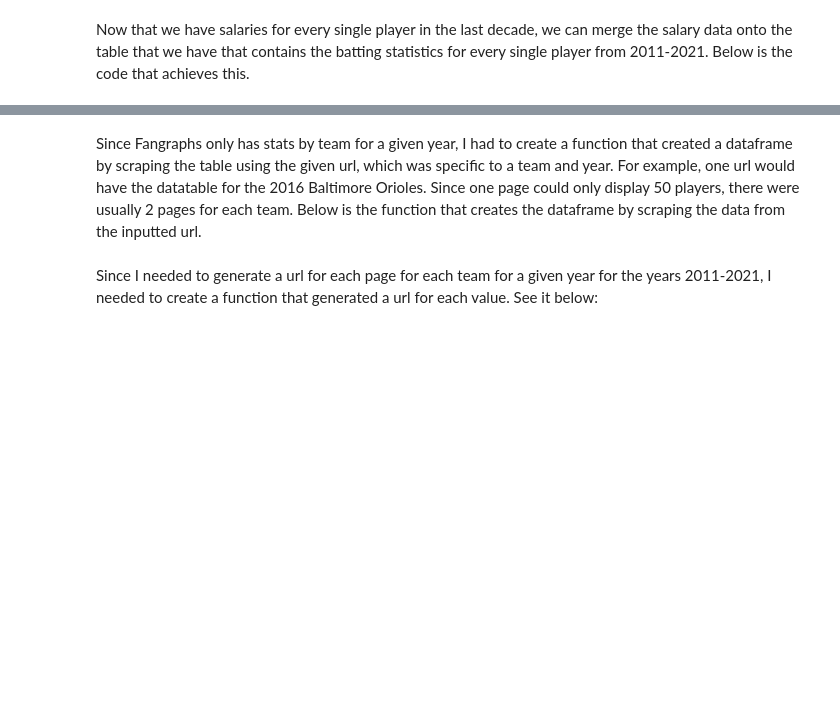
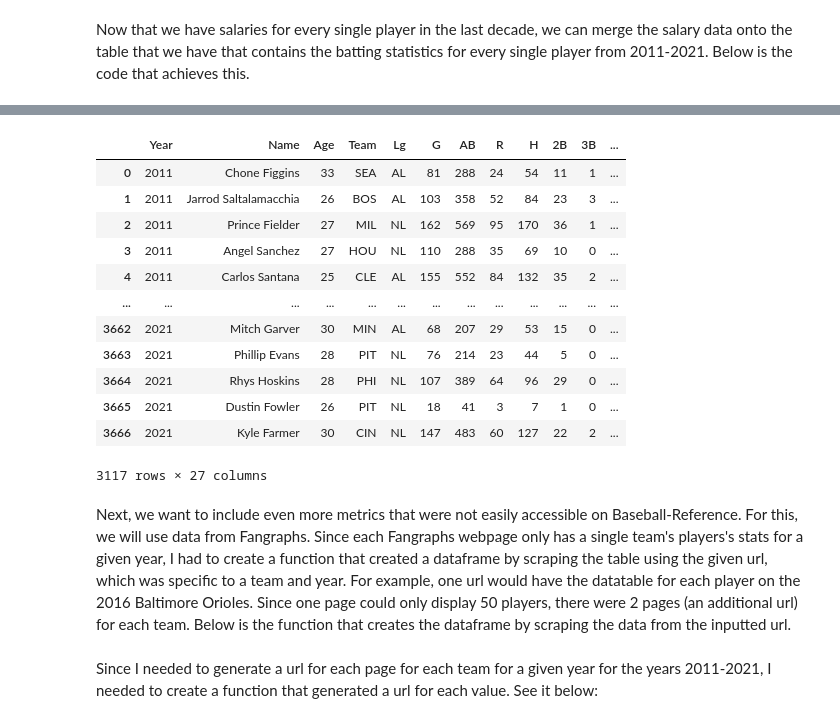
Before and after one commit to cjemm10/cjemm10, a Jupyter notebook: index.ipynb, the cells around one changed output, grey strips where cells are left out. Drawn from its saved outputs; the diff is of its cells as text; code cells hidden in the pictures; blank space fills up the shorter version.

```diff
--- a/index.ipynb
+++ b/index.ipynb
@@ -245,5 +208,44 @@ In order to successfully analyze a player's value, we need to have more than jus
+# %%
+# Scrape data from baseball reference .csv file
+baseball_reference_table = pd.read_csv('baseball-reference/batting.csv')
+baseball_reference_table = baseball_reference_table[['Name', 'Age', 'Year', 'Team', 'Lg', 'WAR', 'WAR_def', 'WAR_off', 'OPS_plus']]
+
+# Rename OPS_plus to OPS+
+baseball_reference_table = baseball_reference_table.rename(columns={'OPS_plus':'OPS+'})
+
+# Cast OPS+ column to integer
+baseball_reference_table['OPS+'] = baseball_reference_table['OPS+'].fillna(0)
+baseball_reference_table['OPS+'] = baseball_reference_table['OPS+'].astype(int)
+
+# Cast Age column to integer
+baseball_reference_table.Age = baseball_reference_table.Age.fillna(0)
+baseball_reference_table.Age = baseball_reference_table.Age.astype(int)
+
+# Merge dataframe from above with the nex dataframe
+batting_table = pd.merge(batting_table, baseball_reference_table, on=['Name', 'Year', 'Team', 'Lg'])
+
+# Reorder the columns
+batting_table = batting_table[['Year', 'Name', 'Age', 'Team', 'Lg', 'G', 'AB', 'R', 'H', '2B', '3B', 'HR', 'RBI', 'SB', 'CS', \
+               'BB', 'SO', 'IBB', 'HBP', 'SH', 'SF', 'GIDP', 'OPS+', 'WAR', 'WAR_def', 'WAR_off', 'Salary']]
+
+batting_table = batting_table.drop_duplicates()
+batting_table
+# %% [output]
+|  | Year | Name | Age | Team | Lg | G | AB | R | H | 2B | 3B | ... |
+| 0 | 2011 | Chone Figgins | 33 | SEA | AL | 81 | 288 | 24 | 54 | 11 | 1 | ... |
+| 1 | 2011 | Jarrod Saltalamacchia | 26 | BOS | AL | 103 | 358 | 52 | 84 | 23 | 3 | ... |
+| 2 | 2011 | Prince Fielder | 27 | MIL | NL | 162 | 569 | 95 | 170 | 36 | 1 | ... |
+| 3 | 2011 | Angel Sanchez | 27 | HOU | NL | 110 | 288 | 35 | 69 | 10 | 0 | ... |
+| 4 | 2011 | Carlos Santana | 25 | CLE | AL | 155 | 552 | 84 | 132 | 35 | 2 | ... |
+| ... | ... | ... | ... | ... | ... | ... | ... | ... | ... | ... | ... | ... |
+| 3662 | 2021 | Mitch Garver | 30 | MIN | AL | 68 | 207 | 29 | 53 | 15 | 0 | ... |
+| 3663 | 2021 | Phillip Evans | 28 | PIT | NL | 76 | 214 | 23 | 44 | 5 | 0 | ... |
+| 3664 | 2021 | Rhys Hoskins | 28 | PHI | NL | 107 | 389 | 64 | 96 | 29 | 0 | ... |
+| 3665 | 2021 | Dustin Fowler | 26 | PIT | NL | 18 | 41 | 3 | 7 | 1 | 0 | ... |
+| 3666 | 2021 | Kyle Farmer | 30 | CIN | NL | 147 | 483 | 60 | 127 | 22 | 2 | ... |
+3117 rows × 27 columns
 # %% [markdown]
-Since Fangraphs only has stats by team for a given year, I had to create a function that created a dataframe by scraping the table using the given url, which was specific to a team and year. For example, one url would have the datatable for the 2016 Baltimore Orioles. Since one page could only display 50 players, there were usually 2 pages for each team. Below is the function that creates the dataframe by scraping the data from the inputted url.
+Next, we want to include even more metrics that were not easily accessible on Baseball-Reference. For this, we will use data from Fangraphs. Since each Fangraphs webpage only has a single team's players's stats for a given year, I had to create a function that created a dataframe by scraping the table using the given url, which was specific to a team and year. For example, one url would have the datatable for each player on the 2016 Baltimore Orioles. Since one page could only display 50 players, there were 2 pages (an additional url) for each team. Below is the function that creates the dataframe by scraping the data from the inputted url.
 # %%
 def scraping_advanced_stats(url, year):
     # Extracting text from webpage
```
Also changed, not shown: parts of 22 cells of this notebook, 1 other file.
